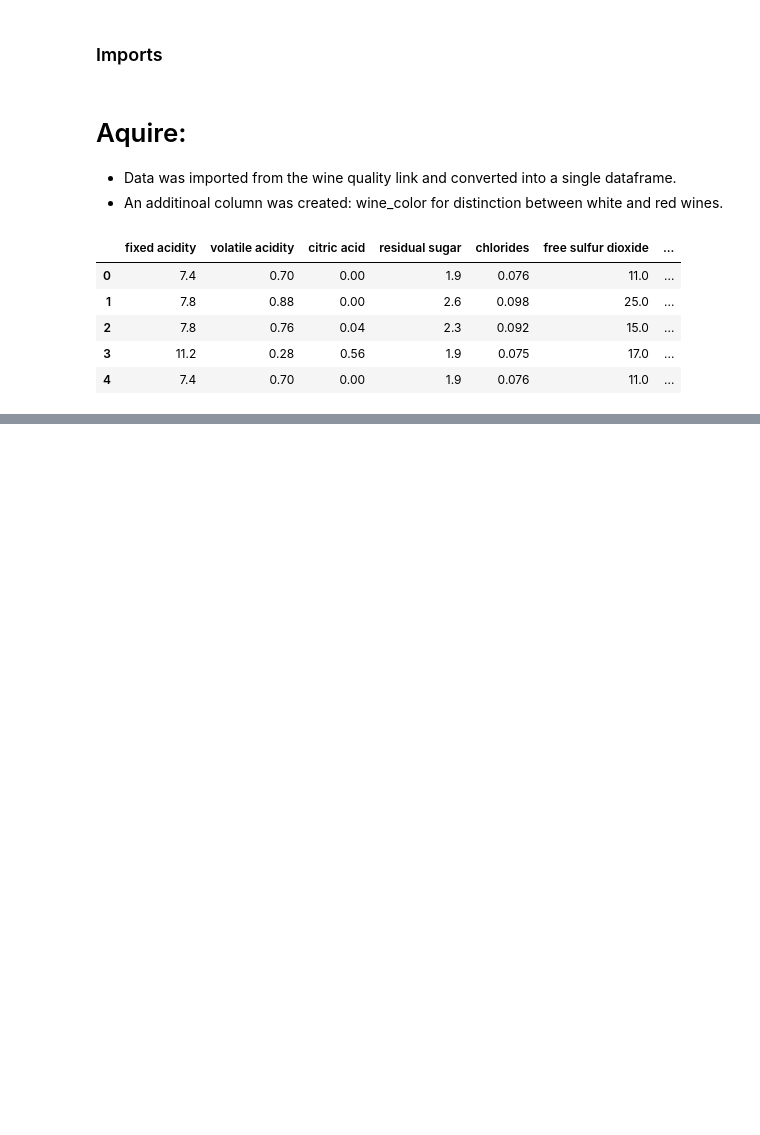
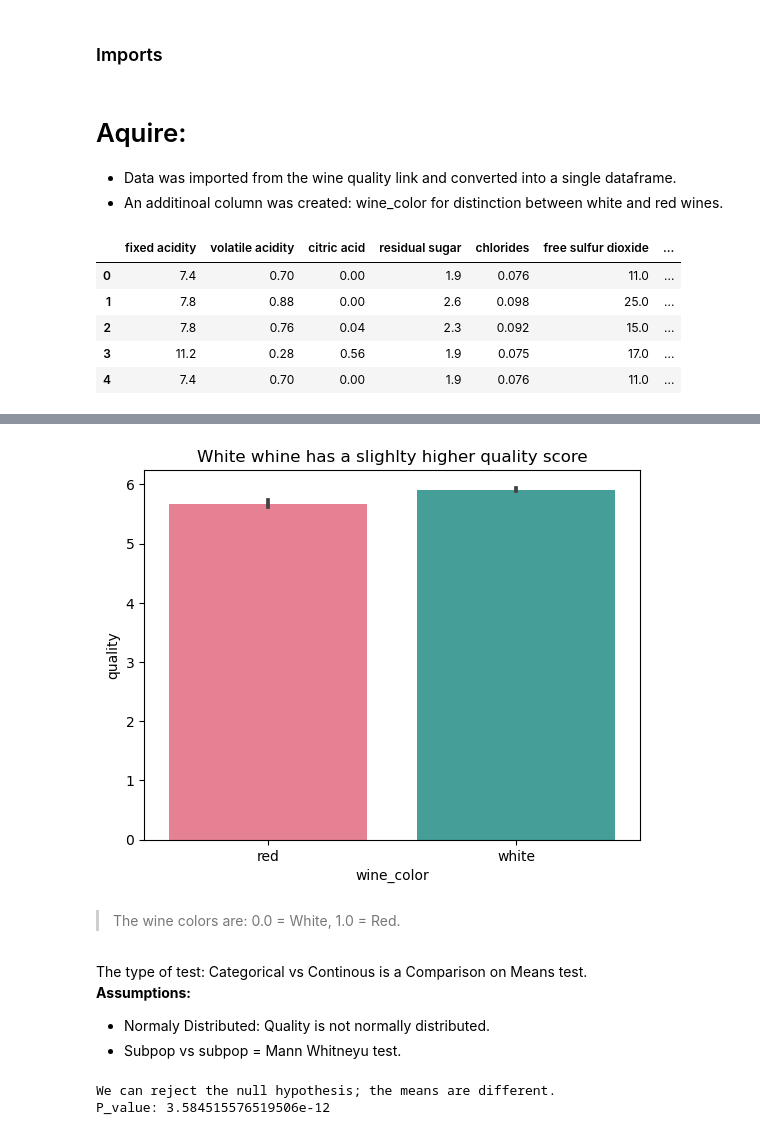
Before and after one commit to Wine-Clustering-Group-B/Clustering-Project, a Jupyter notebook: Final_Notebook.ipynb, the cells around one changed output, grey strips where cells are left out. Drawn from its saved outputs; the diff is of its cells as text; code cells hidden in the pictures; blank space fills up the shorter version.

```diff
--- a/Final_Notebook.ipynb
+++ b/Final_Notebook.ipynb
@@ -65,4 +71,3 @@ df.head()
 # %%
 # clean the data
-df = wr.clean_wine(df)
-df.head()
+clean_df = wr.clean_wine(wr.wine_df())
@@ -76,4 +74,3 @@ df.head()
 # %%
 # remove the outliers
-df = wr.remove_outliers(df, 3)
-df.head()
+clean_df = wr.remove_outliers(clean_df, 3)
@@ -87 +86,5 @@ df.head()
+# %%
+# split the data into train validate and test:
+target = 'quality'
+train, validate, test = wr.split_data(clean_df, target)
 # %% [markdown]
@@ -89,0 +100,28 @@ df.head()
+# %%
+# create vizualization
+sns.barplot(x = 'wine_color', y = 'quality', data = train, palette = 'husl')
+plt.title('White whine has a slighlty higher quality score')
+plt.show()
+# %% [output]
+[figure, added]
+# %% [markdown]
+> The wine colors are: 0.0 = White, 1.0 = Red.
+# %% [markdown]
+The type of test: Categorical vs Continous is a Comparison on Means test. <br>
+**Assumptions:** <br>
+- Normaly Distributed: Quality is not normally distributed.
+- Subpop vs subpop = Mann Whitneyu test.
+# %%
+# complete the test:
+red = train[train.wine_color == 'red'].quality
+white = train[train.wine_color == 'white'].quality
+
+stat, p_val = stats.mannwhitneyu(red, white)
+if p_val < 0.05:
+    print('We can reject the null hypothesis; the means are different.')
+    print(f'P_value: {p_val}')
+else:
+    print('We cannot reject the null hypothesis')
+# %% [output]
+We can reject the null hypothesis; the means are different.
+P_value: 3.584515576519506e-12
```
Also changed, not shown: parts of 31 cells of this notebook.
